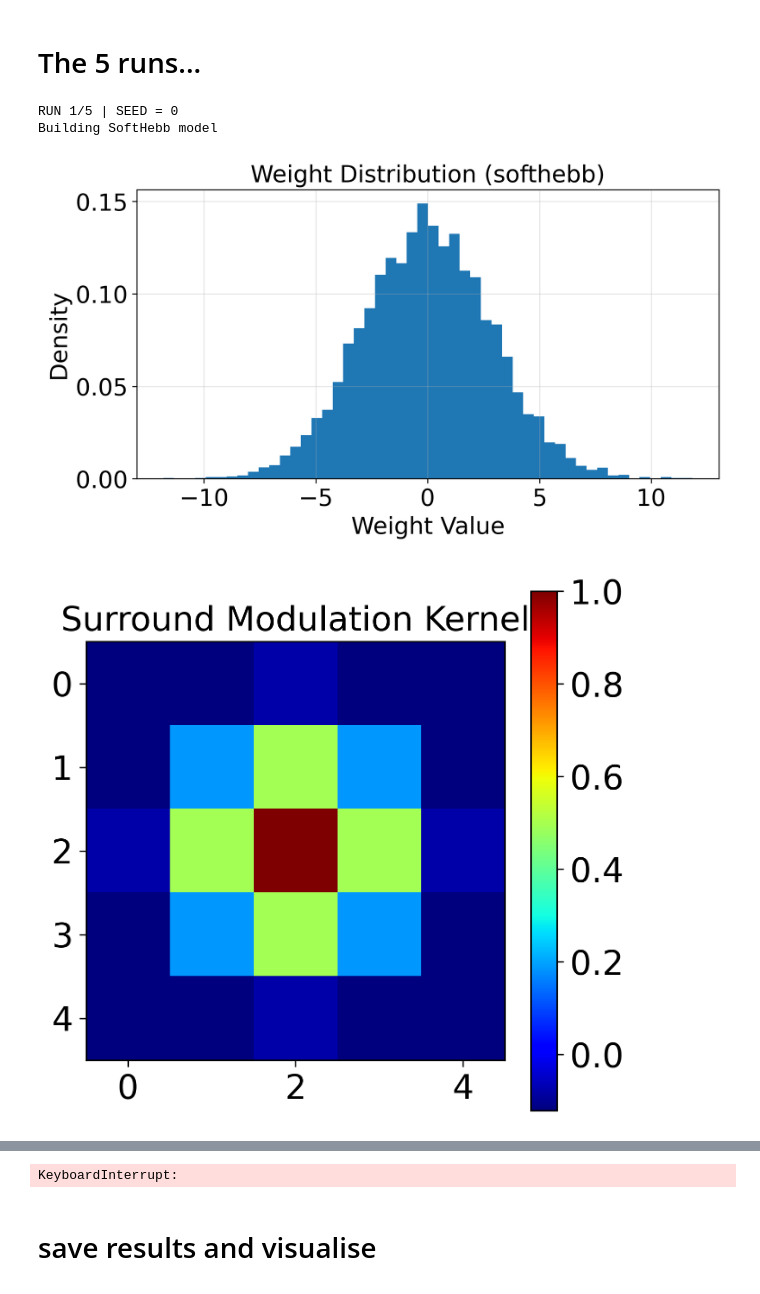
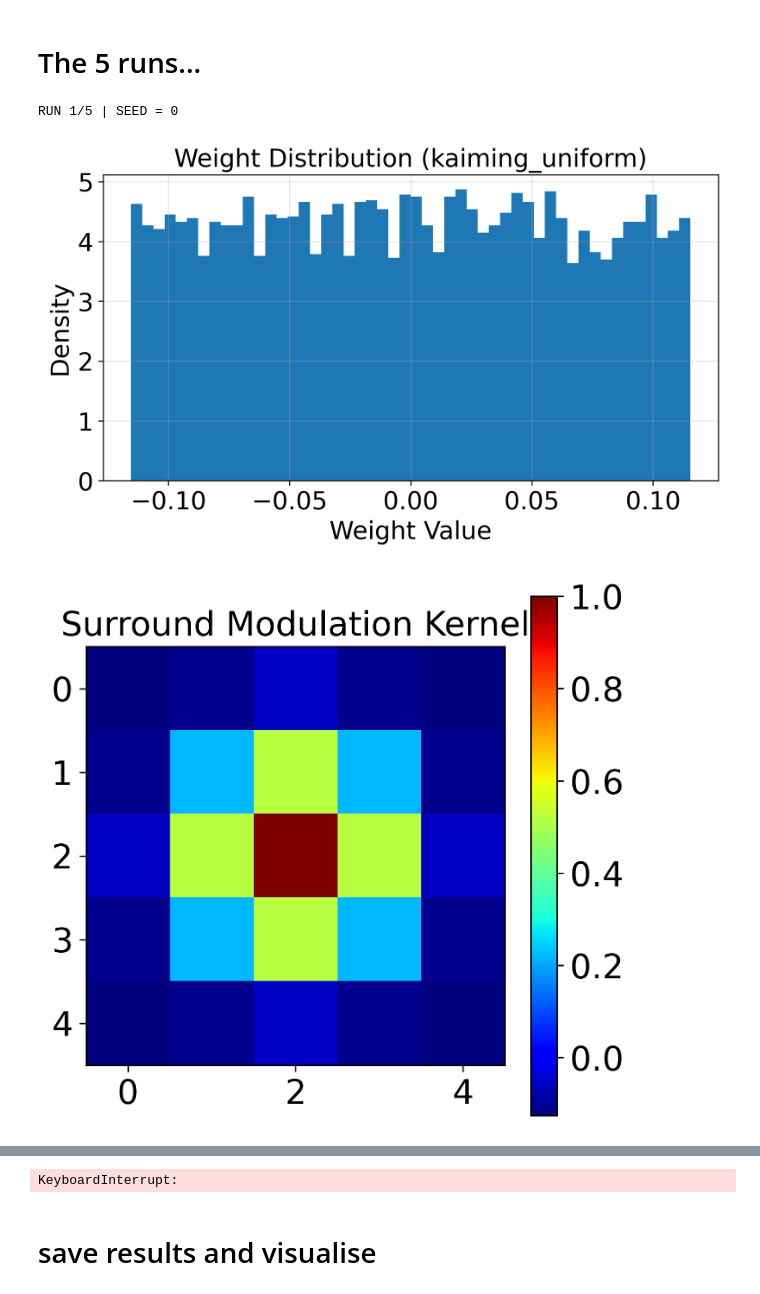
Before and after one commit to henrybattley/hebbian_cnn_experiments, a Jupyter notebook: Hebbian_Code/hebbian_experiments.ipynb, the cells around one changed output, grey strips where cells are left out. Drawn from its saved outputs; the diff is of its cells as text; code cells hidden in the pictures.

```diff
--- a/Hebbian_Code/hebbian_experiments.ipynb
+++ b/Hebbian_Code/hebbian_experiments.ipynb
@@ -312,11 +304,11 @@ for seed in seeds:
 
     #fresh model
 
-    hebb_param = get_hebbian_config(version="soft")
+    hebb_param = get_hebbian_config(version="optimal")
 
     model = Net_Hebbian(
         hebb_params=hebb_param,
-        version="softhebb"
+        version="hardhebb"
     ).to(device)
 
 
@@ -450,33 +442,32 @@ for seed in seeds:
                 test_correct += (predicted == labels).sum().item()
 
         test_loss = test_running_loss / test_total
         test_accuracy = 100 * test_correct / test_total
 
 
         classifier_history["train_loss"].append(train_loss)
         classifier_history["train_accuracy"].append(train_accuracy)
 
         classifier_history["test_loss"].append(test_loss)
         classifier_history["test_accuracy"].append(test_accuracy)
 
         #update the scheduler
         scheduler.step()
 
         current_lr = sup_optimizer.param_groups[0]["lr"]
 
         print(
             f"Epoch [{epoch + 1}/20] | "
             f"Train Loss: {train_loss:.4f} | "
             f"Train Acc: {train_accuracy:.2f}% | "
             f"Test Loss: {test_loss:.4f} | "
             f"Test Acc: {test_accuracy:.2f}% | "
             f"LR: {current_lr:.6f}"
         )
 
     # Save this run's history
     all_histories[seed] = classifier_history
 # %% [output]
 RUN 1/5 | SEED = 0
-Building SoftHebb model
-[figure, old version]
+[figure, new version]
 [figure]
```
Also changed, not shown: parts of 9 cells of this notebook, 1 other file.
